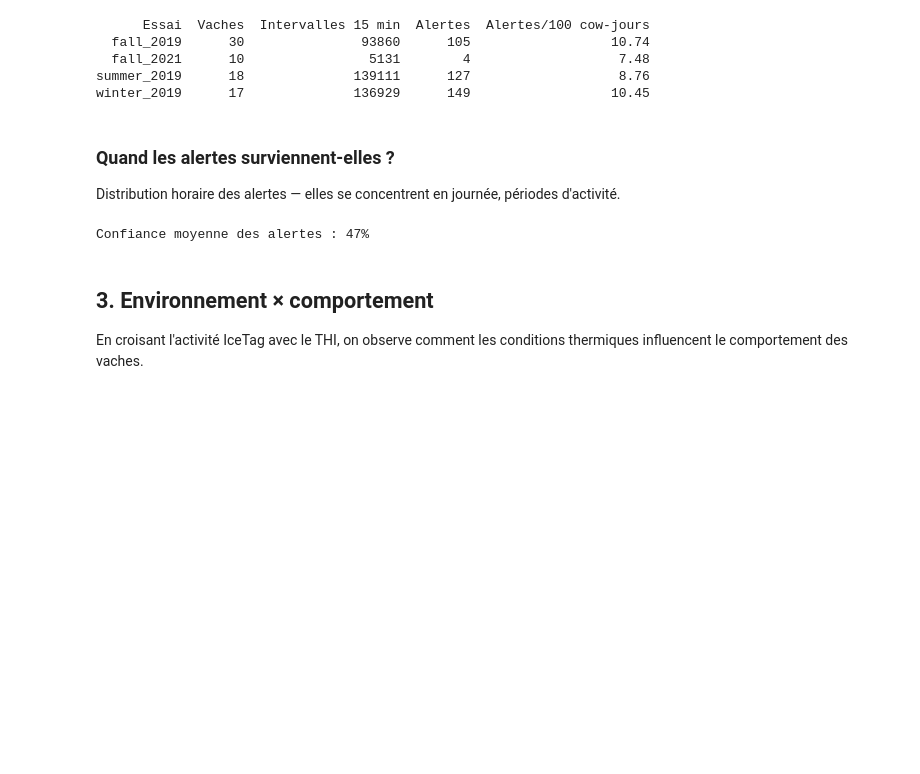
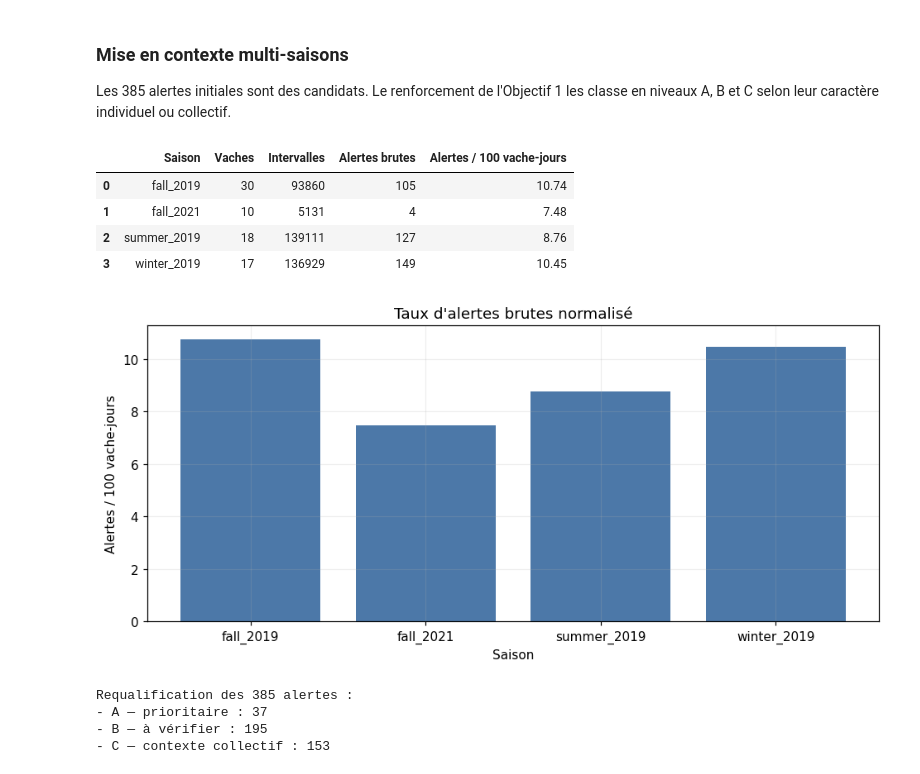
Before and after one commit to Barryguinea/mcgill-iot-cattle, a Jupyter notebook: notebooks/12_objectif3_notebook_demonstration.ipynb, the cells around one changed output. Drawn from its saved outputs; the diff is of its cells as text; code cells hidden in the pictures; blank space fills up the shorter version.

Commit message:
Finalise Objective 3 demonstration notebook

```diff
--- a/notebooks/12_objectif3_notebook_demonstration.ipynb
+++ b/notebooks/12_objectif3_notebook_demonstration.ipynb
@@ -83,40 +175,43 @@ Le pipeline (Isolation Forest + règles métier) compare chaque vache à sa prop
+# %% [markdown]
+### Mise en contexte multi-saisons
+
+Les 385 alertes initiales sont des candidats. Le renforcement de l'Objectif 1 les
+classe en niveaux A, B et C selon leur caractère individuel ou collectif.
 # %%
-ms = pd.read_csv(O1 / 'objective1_multi_season_summary.csv')
-view = ms[['season', 'n_cows', 'n_intervals', 'lameness_notifs', 'notifs_per_100_cow_days']].copy()
-view.columns = ['Essai', 'Vaches', 'Intervalles 15 min', 'Alertes', 'Alertes/100 cow-jours']
-print(view.to_string(index=False))
+multi = pd.read_csv(DATA / "objective1_multi_season_summary.csv")
+confidence = pd.read_csv(DATA / "objective1_reinforced_summary_by_confidence.csv")
 
-fig, ax = plt.subplots(figsize=(8, 4))
-ax.bar(view['Essai'], view['Alertes/100 cow-jours'], color='#d95f0e')
-ax.set_title('Taux d\'alertes normalisé par essai')
-ax.set_ylabel('Alertes / 100 cow-jours')
-fig.tight_layout(); fig.savefig(OUT / 'demo_alertes_par_essai.png', dpi=120)
+confidence_totals = confidence.groupby("reinforced_confidence_level")["notifications"].sum()
+assert int(multi["lameness_notifs"].sum()) == 385
+assert int(confidence_totals.sum()) == 385
+
+view = multi[["season", "n_cows", "n_intervals", "lameness_notifs", "notifs_per_100_cow_days"]].copy()
+view.columns = ["Saison", "Vaches", "Intervalles", "Alertes brutes", "Alertes / 100 vache-jours"]
+display(view)
+
+fig, ax = plt.subplots(figsize=(8.8, 4.2))
+ax.bar(view["Saison"], view["Alertes / 100 vache-jours"], color="#4C78A8")
+ax.set(title="Taux d'alertes brutes normalisé", ylabel="Alertes / 100 vache-jours", xlabel="Saison")
+fig.tight_layout()
+fig.savefig(OUT / "demo_alertes_par_essai.png", dpi=150)
 plt.show()
+
+labels = {
+    "A_individuelle_prioritaire": "A — prioritaire",
+    "B_individuelle_a_verifier": "B — à vérifier",
+    "C_probable_evenement_collectif": "C — contexte collectif",
+}
+print("Requalification des 385 alertes :")
+for level, count in confidence_totals.items():
+    print(f"- {labels[level]} : {int(count)}")
 # %% [output]
+|  | Saison | Vaches | Intervalles | Alertes brutes | Alertes / 100 vache-jours |
+| 0 | fall_2019 | 30 | 93860 | 105 | 10.74 |
+| 1 | fall_2021 | 10 | 5131 | 4 | 7.48 |
+| 2 | summer_2019 | 18 | 139111 | 127 | 8.76 |
+| 3 | winter_2019 | 17 | 136929 | 149 | 10.45 |
+[figure, added]
-      Essai  Vaches  Intervalles 15 min  Alertes  Alertes/100 cow-jours
-  fall_2019      30               93860      105                  10.74
-  fall_2021      10                5131        4                   7.48
-summer_2019      18              139111      127                   8.76
-winter_2019      17              136929      149                  10.45
+Requalification des 385 alertes :
+- A — prioritaire : 37
+- B — à vérifier : 195
+- C — contexte collectif : 153
-# %% [markdown]
-### Quand les alertes surviennent-elles ?
-
-Distribution horaire des alertes — elles se concentrent en journée, périodes d'activité.
-# %%
-al = pd.read_csv(O1 / 'summer_2019_pipeline_alerts_only.csv')
-al['T'] = pd.to_datetime(al['T'])
-byh = al['T'].dt.hour.value_counts().sort_index()
-fig, ax = plt.subplots(figsize=(9, 4))
-ax.bar(byh.index, byh.values, color='#756bb1')
-ax.set_title('Distribution horaire des alertes (Summer 2019)')
-ax.set_xlabel('Heure'); ax.set_ylabel('Nombre d\'alertes')
-fig.tight_layout(); fig.savefig(OUT / 'demo_alertes_horaire.png', dpi=120)
-plt.show()
-print(f"Confiance moyenne des alertes : {al['lame_confidence'].mean():.0f}%")
-# %% [output]
-Confiance moyenne des alertes : 47%
-# %% [markdown]
-## 3. Environnement × comportement
-
-En croisant l'activité IceTag avec le THI, on observe comment les conditions thermiques
-influencent le comportement des vaches.
```
Also changed, not shown: parts of 24 cells of this notebook, 17 other files.
